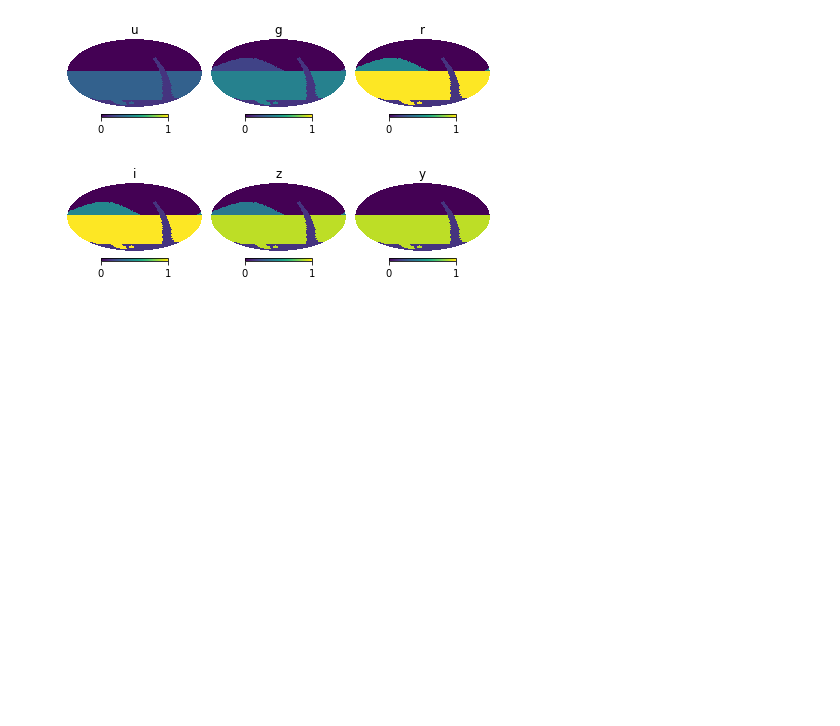
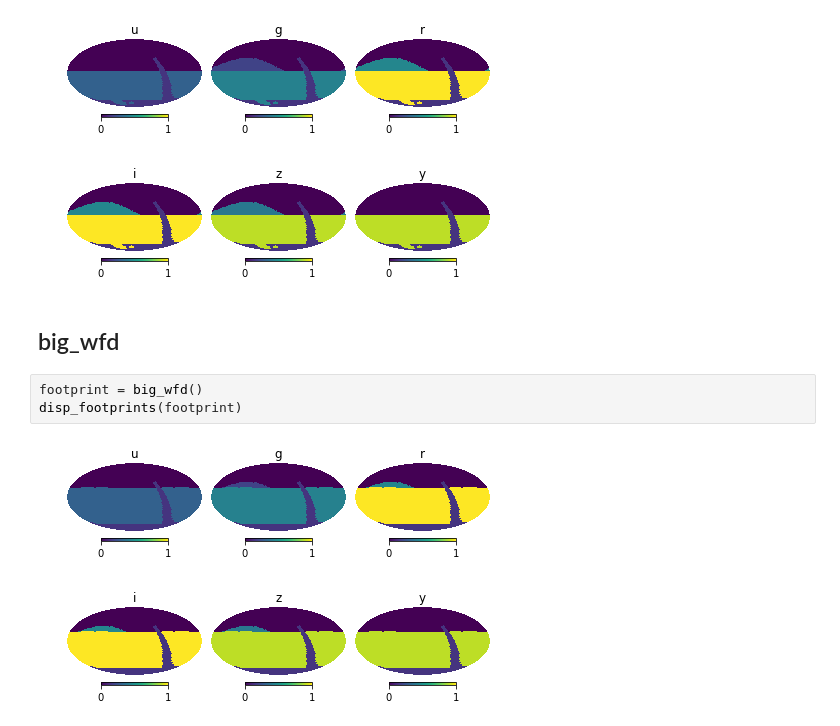
Before and after one commit to lsst-sims/sims_featureScheduler_runs1.4, a Jupyter notebook: footprints/viz_footprints.ipynb, the cells around one changed output. Saved outputs shown, nothing was run; the diff lists cells and outputs as text; blank space fills up the shorter version.

Commit message:
big_wfd footprint

```diff
--- a/footprints/viz_footprints.ipynb
+++ b/footprints/viz_footprints.ipynb
@@ -103,3 +103,10 @@ footprint = add_mag_clouds()
 disp_footprints(footprint)
 # %% [output]
 [figure]
+# %% [markdown]
+## big_wfd
+# %%
+footprint = big_wfd()
+disp_footprints(footprint)
+# %% [output]
+[figure, added]
```
Also changed, not shown: 4 other files.
